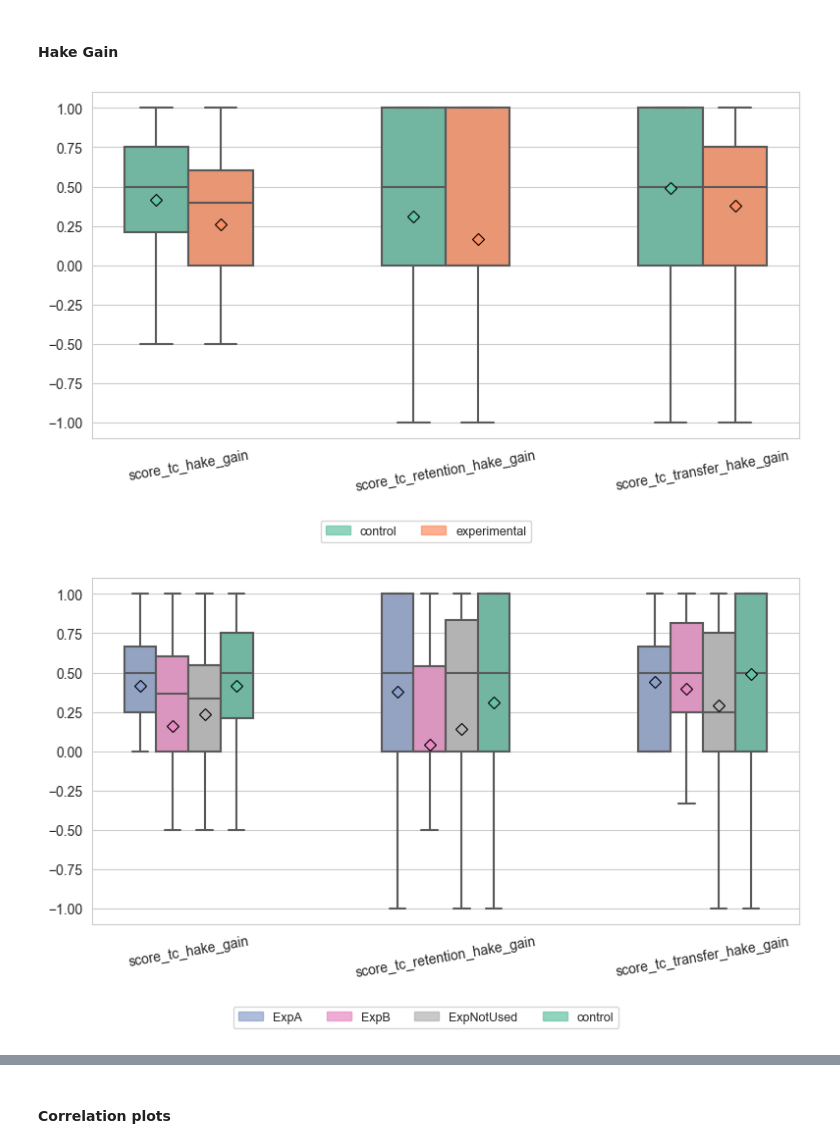
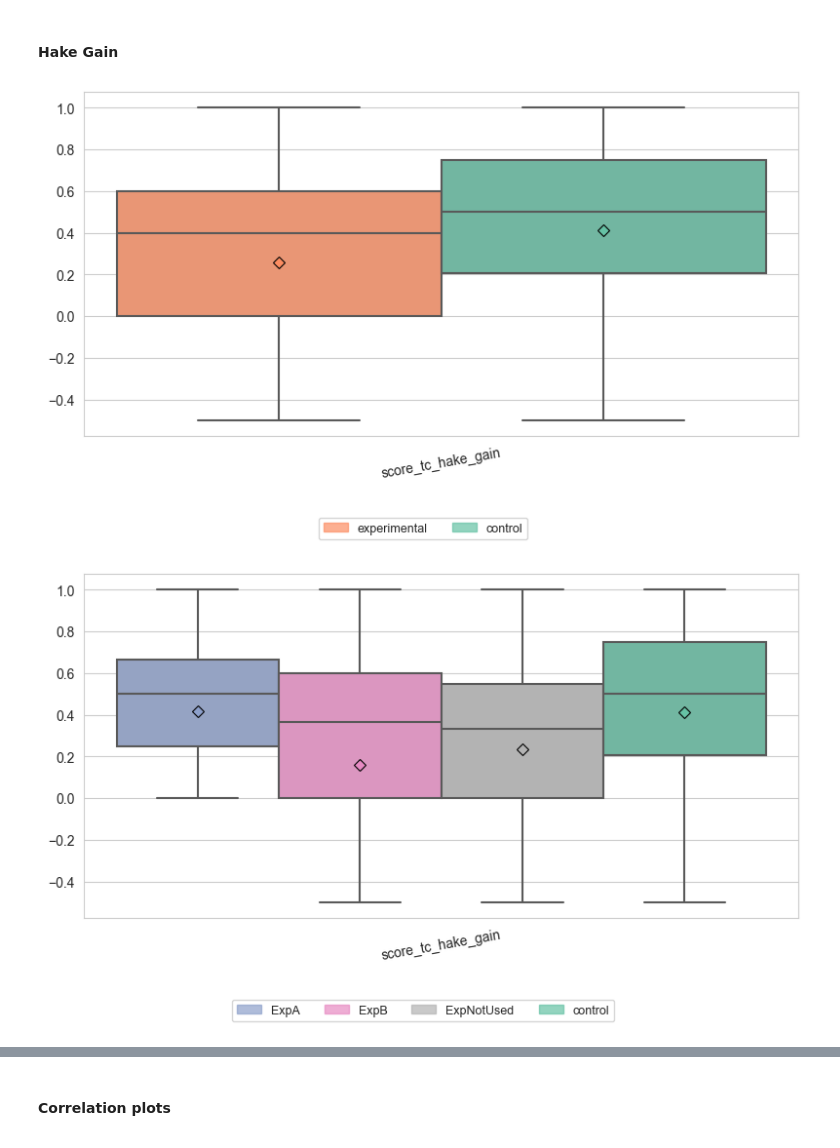
Before and after one commit to IBiDat/va-educational-impact, a Jupyter notebook: src/notebooks/paper/paper_results.ipynb, the cells around one changed output, grey strips where cells are left out. Drawn from its saved outputs; the diff is of its cells as text; code cells hidden in the pictures.

```diff
--- a/src/notebooks/paper/paper_results.ipynb
+++ b/src/notebooks/paper/paper_results.ipynb
@@ -487,25 +491,26 @@ no_efecto_techo_df = forms_interactions_df.filter(~ pl.col('id').is_in(problemat
 # %%
 plot_quant_comparison(
     df = forms_interactions_df,
     comparisons = [
-        hake_gain_quant_cols
+         ["score_tc_hake_gain"] #hake_gain_quant_cols
     ],
     group_by='grupo',
     showfliers=False,
     labelbottom=True,
     xlabel_rotation=10,
     bbox_to_anchor=(0.5, -0.2),
     title=None,
+    order=['experimental', 'control'],
     figsize=(8,4),
     save_path=os.path.join(knowledge_path, 'hake_gain_comparison.pdf')
 )
 # %% [output]
-[figure, old version]
+[figure, new version]
 # %%
 plot_quant_comparison(
     df = forms_interactions_df,
     comparisons = [
-        hake_gain_quant_cols
+        ["score_tc_hake_gain"] #hake_gain_quant_cols
     ],
     group_by='grupo_segmented_v4',
     showfliers=False,
@@ -517,7 +522,7 @@ plot_quant_comparison(
     save_path=os.path.join(knowledge_path, 'hake_gain_quality.pdf')
 )
 # %% [output]
-[figure, old version]
+[figure, new version]
 # %%
 plot_quant_comparison(
     figsize = (9,4),
```
Also changed, not shown: parts of 26 cells of this notebook, 1 other file.
